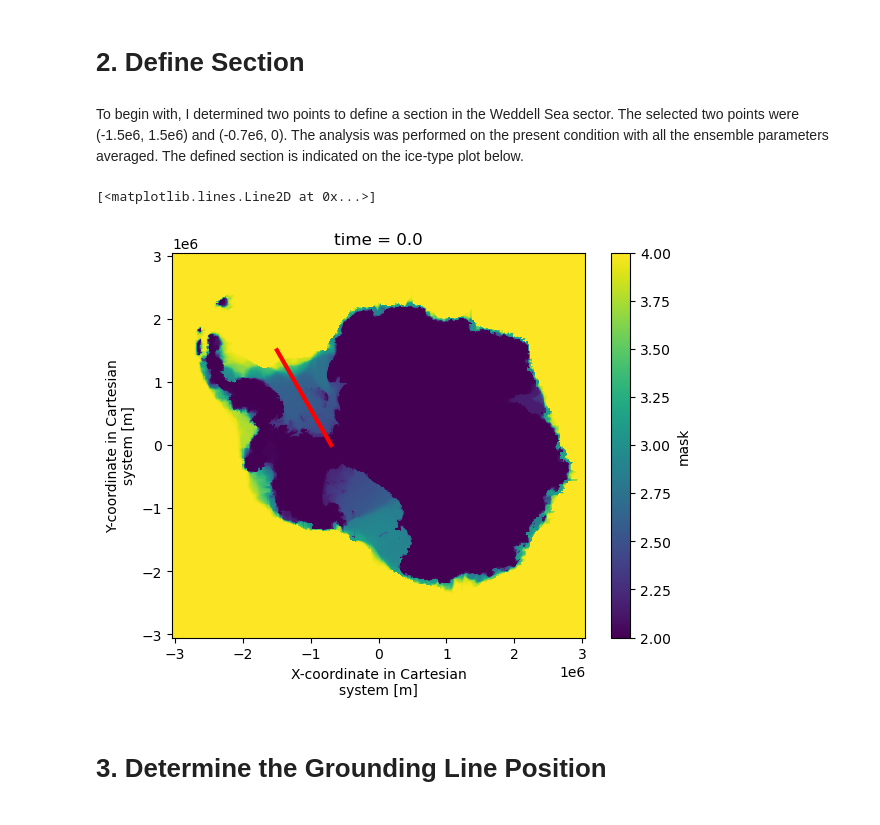
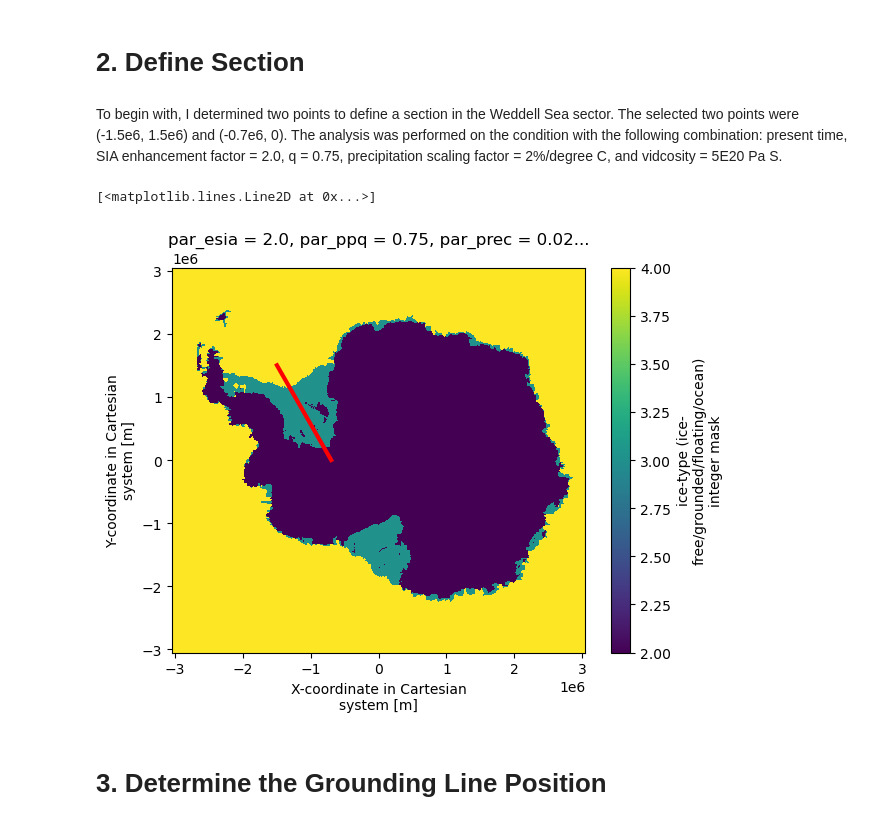
Before and after one commit to ct3012/Antarctic-Ice-Sheet-Model, a Jupyter notebook: Plotting Distance from Present Day GL.ipynb, the cells around one changed output. Saved outputs shown, nothing was run; the diff lists cells and outputs as text; code cells hidden in the pictures.

```diff
--- a/Plotting Distance from Present Day GL.ipynb
+++ b/Plotting Distance from Present Day GL.ipynb
@@ -49,16 +49,16 @@ Dashboard: /services/dask-gateway/clusters/prod.a0af706a97ef4a0eb52dc9308b60d910
 # %% [markdown]
 # 2. Define Section
 # %% [markdown]
-To begin with, I determined two points to define a section in the Weddell Sea sector. The selected two points were (-1.5e6, 1.5e6) and (-0.7e6, 0). The analysis was performed on the present condition with all the ensemble parameters averaged. The defined section is indicated on the ice-type plot below.
+To begin with, I determined two points to define a section in the Weddell Sea sector. The selected two points were (-1.5e6, 1.5e6) and (-0.7e6, 0). The analysis was performed on the condition with the following combination: present time, SIA enhancement factor = 2.0, q = 0.75, precipitation scaling factor = 2%/degree C, and vidcosity = 5E20 Pa S.
 # %%
 import matplotlib.pyplot as plt
-snapshots1ka.mask.isel(time=124).mean({"par_esia","par_ppq","par_prec","par_visc"}).plot(x='x',y='y',size = 5)
-x = [-1.5e6, -0.7e6]
-y = [1.5e6, 0]
-plt.plot(x,y,color="red", lw=3)
+snapshots1ka.mask.isel(time=124, par_esia=1, par_ppq=2, par_prec=0, par_visc=1).plot(x='x',y='y',size = 5)
+x_p = [-1.5e6, -0.7e6]
+y_p = [1.5e6, 0]
+plt.plot(x_p,y_p,color="red", lw=3)
 # %% [output]
 [<matplotlib.lines.Line2D at 0x...>]
-[figure, old version]
+[figure, new version]
 # %% [markdown]
 # 3. Determine the Grounding Line Position
 # %% [markdown]
```
Also changed, not shown: parts of 28 cells of this notebook.
